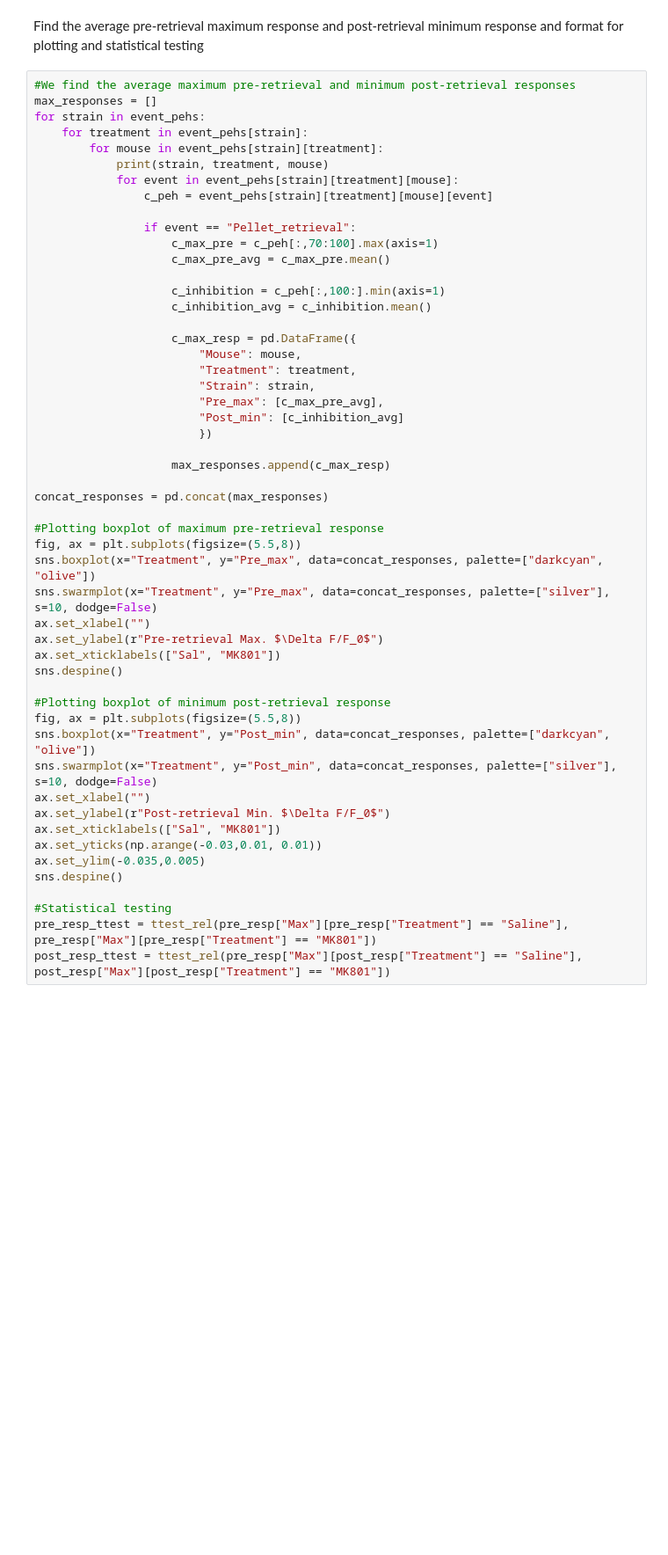
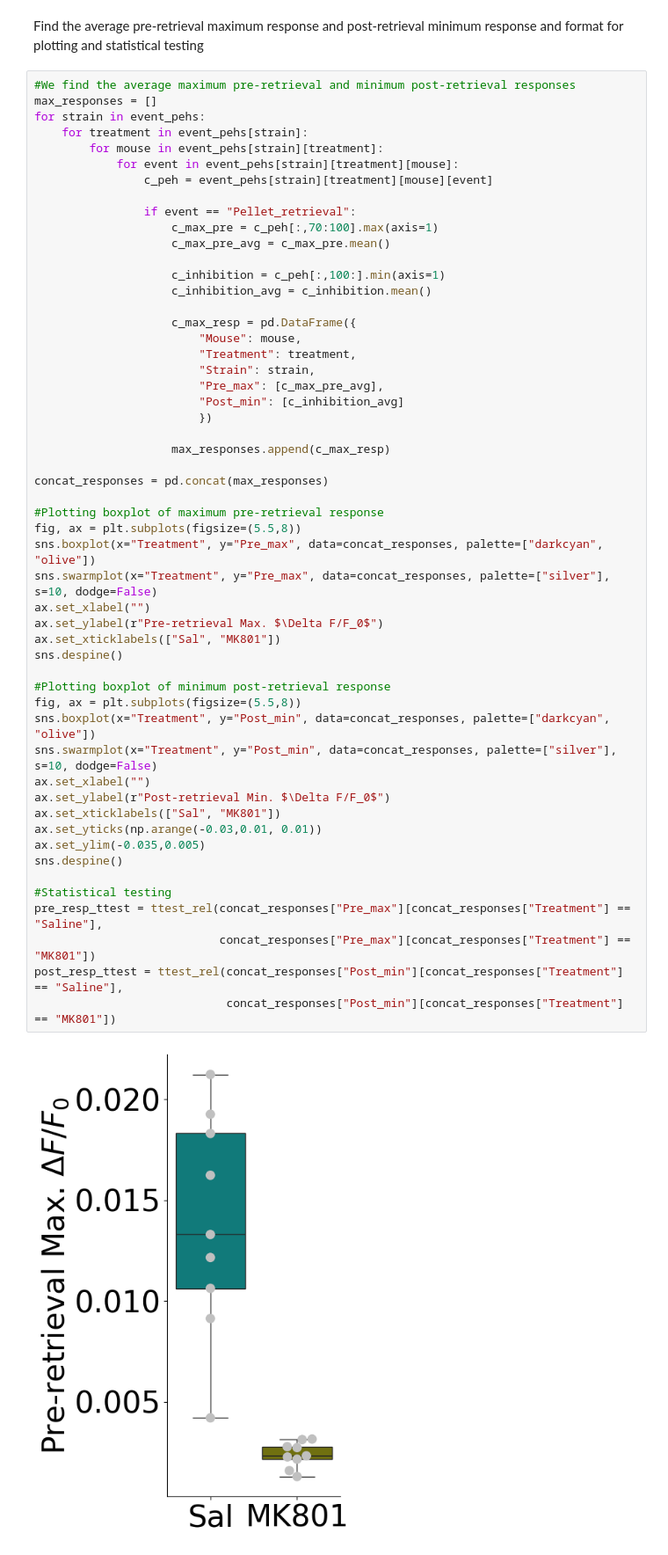
Before and after one commit to AlexLM96/Legaria_etal_2025, a Jupyter notebook: analyses/Figure_1.ipynb, the cells around one changed output. Shown at 88% size. Drawn from its saved outputs; the diff is of its cells as text; blank space fills up the shorter version.

```diff
--- a/analyses/Figure_1.ipynb
+++ b/analyses/Figure_1.ipynb
@@ -528,7 +596,6 @@ max_responses = []
 for strain in event_pehs:
     for treatment in event_pehs[strain]:
         for mouse in event_pehs[strain][treatment]:
-            print(strain, treatment, mouse)
             for event in event_pehs[strain][treatment][mouse]:
                 c_peh = event_pehs[strain][treatment][mouse][event]
 
@@ -545,32 +612,36 @@ for strain in event_pehs:
                         "Strain": strain,
                         "Pre_max": [c_max_pre_avg],
                         "Post_min": [c_inhibition_avg]
                         })
 
                     max_responses.append(c_max_resp)
 
 concat_responses = pd.concat(max_responses)
 
 #Plotting boxplot of maximum pre-retrieval response
 fig, ax = plt.subplots(figsize=(5.5,8))
 sns.boxplot(x="Treatment", y="Pre_max", data=concat_responses, palette=["darkcyan", "olive"])
 sns.swarmplot(x="Treatment", y="Pre_max", data=concat_responses, palette=["silver"], s=10, dodge=False)
 ax.set_xlabel("")
 ax.set_ylabel(r"Pre-retrieval Max. $\Delta F/F_0$")
 ax.set_xticklabels(["Sal", "MK801"])
 sns.despine()
 
 #Plotting boxplot of minimum post-retrieval response
 fig, ax = plt.subplots(figsize=(5.5,8))
 sns.boxplot(x="Treatment", y="Post_min", data=concat_responses, palette=["darkcyan", "olive"])
 sns.swarmplot(x="Treatment", y="Post_min", data=concat_responses, palette=["silver"], s=10, dodge=False)
 ax.set_xlabel("")
 ax.set_ylabel(r"Post-retrieval Min. $\Delta F/F_0$")
 ax.set_xticklabels(["Sal", "MK801"])
 ax.set_yticks(np.arange(-0.03,0.01, 0.01))
 ax.set_ylim(-0.035,0.005)
 sns.despine()
 
 #Statistical testing
-pre_resp_ttest = ttest_rel(pre_resp["Max"][pre_resp["Treatment"] == "Saline"], pre_resp["Max"][pre_resp["Treatment"] == "MK801"])
-post_resp_ttest = ttest_rel(pre_resp["Max"][post_resp["Treatment"] == "Saline"], post_resp["Max"][post_resp["Treatment"] == "MK801"])
+pre_resp_ttest = ttest_rel(concat_responses["Pre_max"][concat_responses["Treatment"] == "Saline"],
+                           concat_responses["Pre_max"][concat_responses["Treatment"] == "MK801"])
+post_resp_ttest = ttest_rel(concat_responses["Post_min"][concat_responses["Treatment"] == "Saline"],
+                            concat_responses["Post_min"][concat_responses["Treatment"] == "MK801"])
+# %% [output]
+[figure, added]
```
Also changed, not shown: parts of 20 cells of this notebook.
